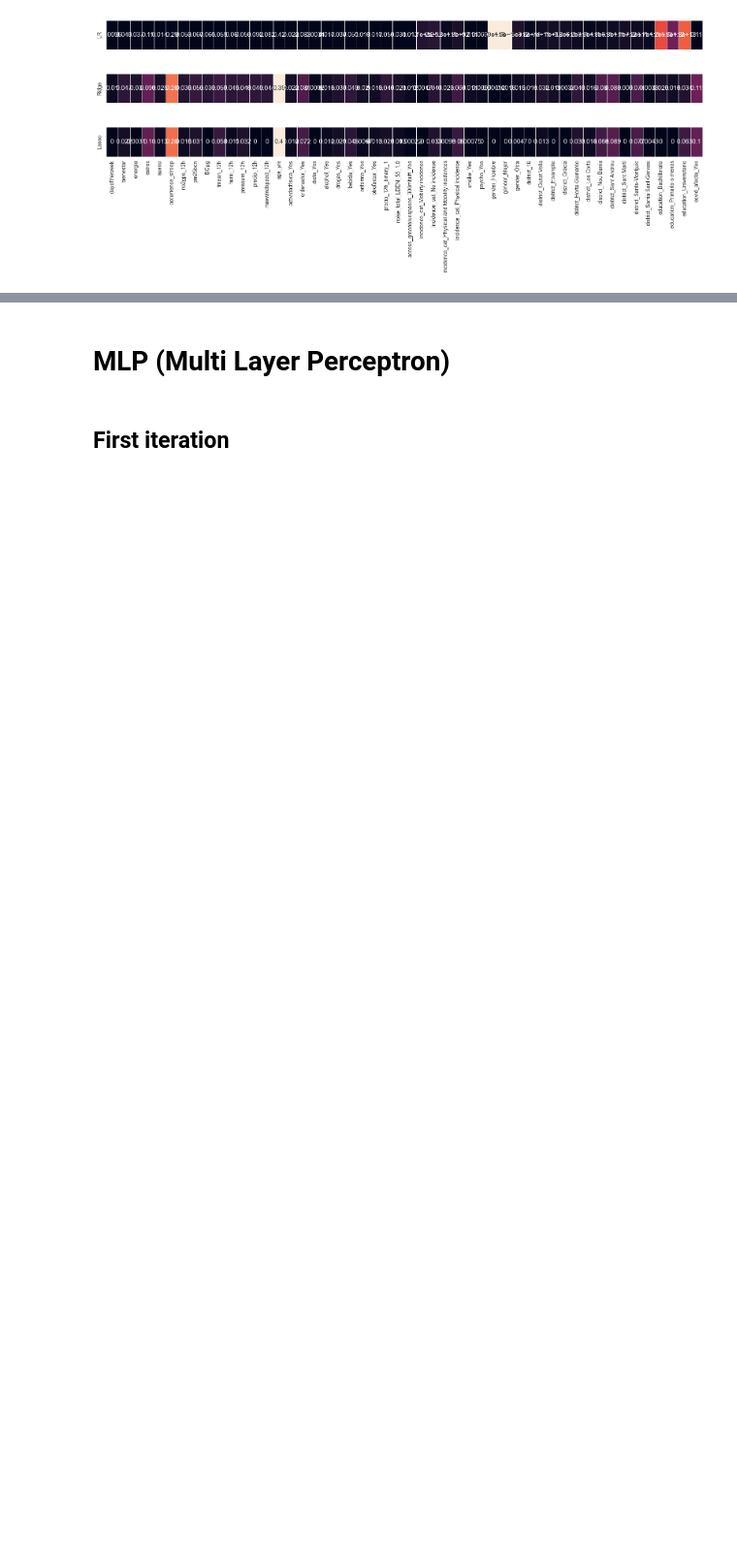
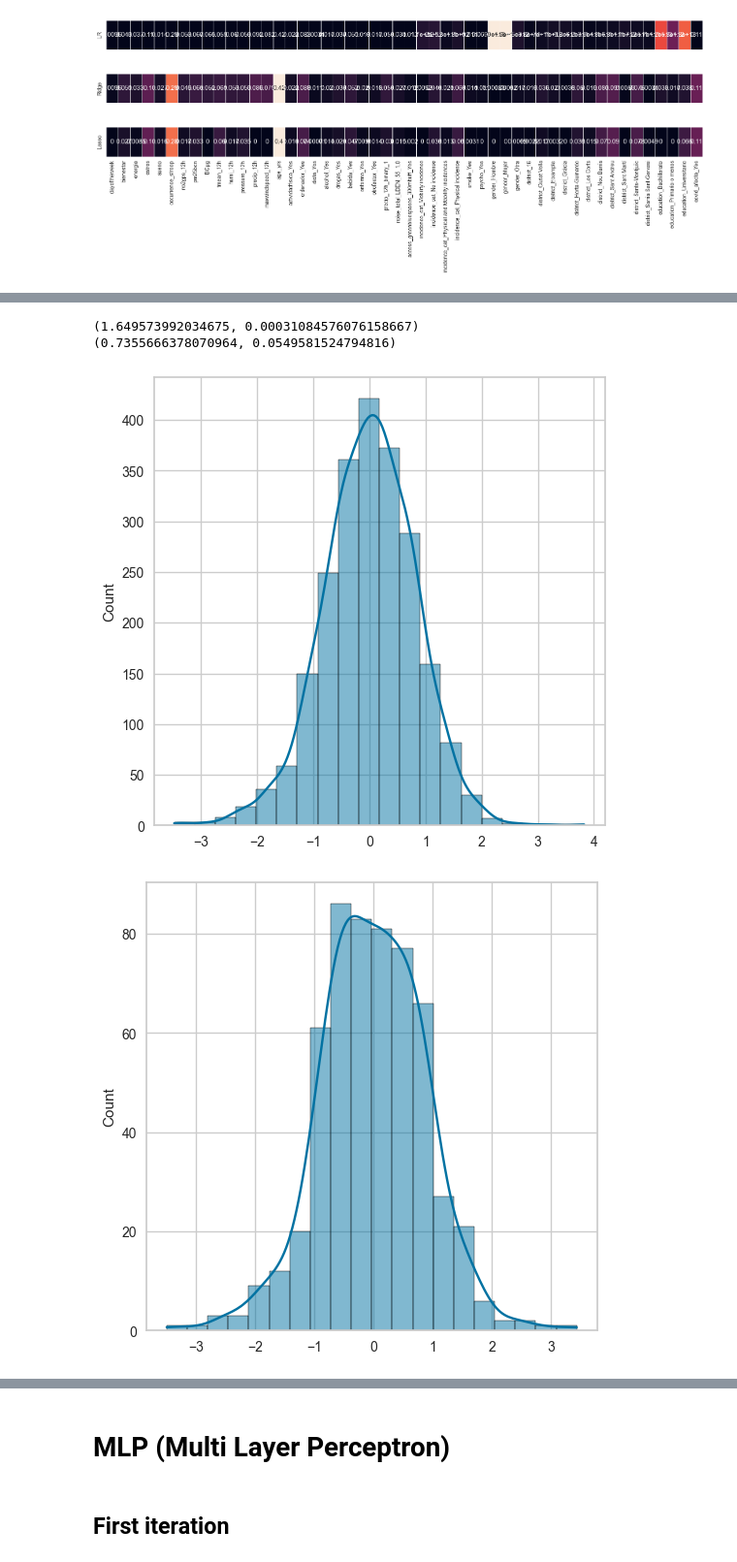
Before and after one commit to adraco007/Pollution_Health_BCN, a Jupyter notebook: totalModels.ipynb, the cells around one changed output, grey strips where cells are left out. Shown at 97% size. Drawn from its saved outputs; the diff is of its cells as text; code cells hidden in the pictures; blank space fills up the shorter version.

```diff
--- a/totalModels.ipynb
+++ b/totalModels.ipynb
@@ -138,0 +228,8 @@ sns.heatmap(weights.T.loc[['Lasso'],:].abs(), annot=True, linewidths=.5, cbar=Fa
+# %%
+normality(glm_model, X_train_std, y_train)
+normality(glm_model, X_test_std, y_test)
+# %% [output]
+(1.649573992034675, 0.00031084576076158667)
+(0.7355666378070964, 0.0549581524794816)
+[figure, added]
+[figure, added]
```
Also changed, not shown: parts of 28 cells of this notebook.
